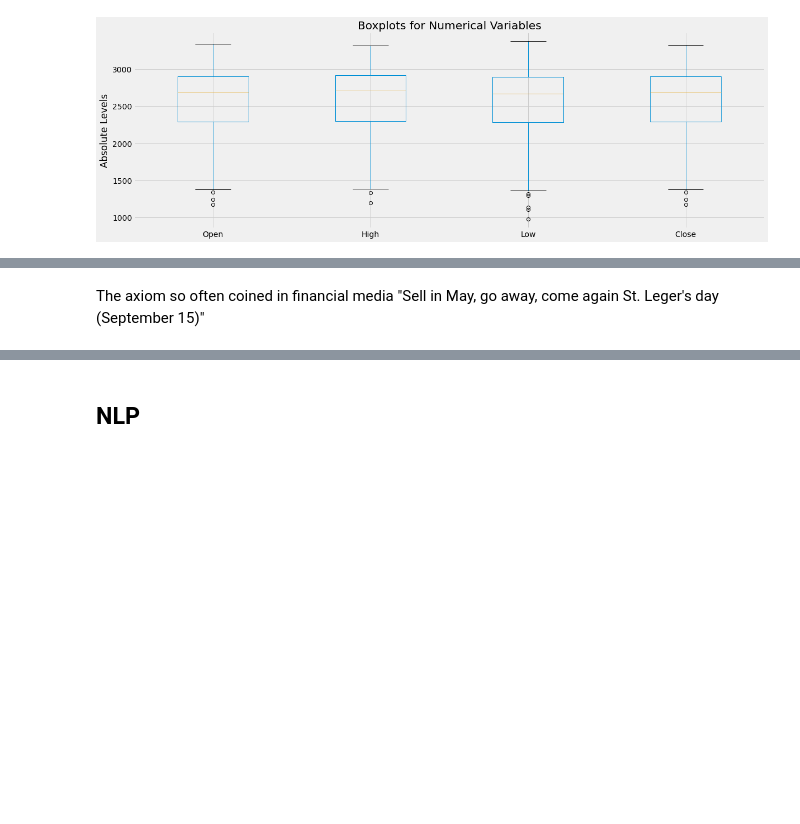
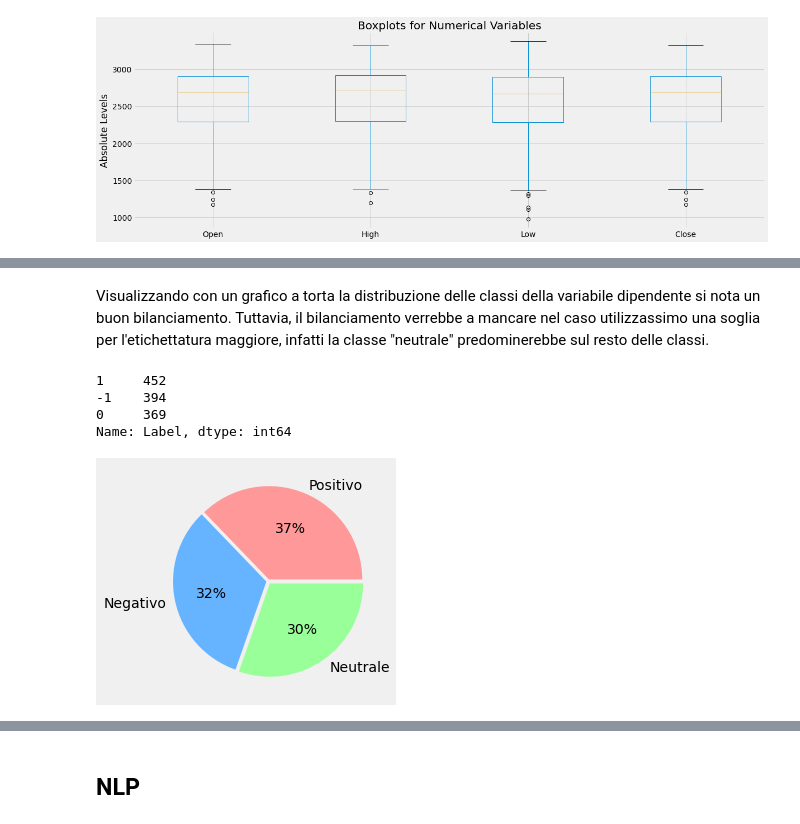
Before and after one commit to alessioarcara/forecasting-DJIA-prices, a Jupyter notebook: Progetto A.A 2020-2021.ipynb, the cells around one changed output, grey strips where cells are left out. Drawn from its saved outputs; the diff is of its cells as text; code cells hidden in the pictures; blank space fills up the shorter version.

```diff
--- a/Progetto A.A 2020-2021.ipynb
+++ b/Progetto A.A 2020-2021.ipynb
@@ -585,4 +568,15 @@ df_stocks
+# %% [markdown]
+Visualizzando con un grafico a torta la distribuzione delle classi della variabile dipendente si nota un buon bilanciamento. Tuttavia, il bilanciamento verrebbe a mancare nel caso utilizzassimo una soglia per l'etichettatura maggiore, infatti la classe "neutrale" predominerebbe sul resto delle classi.
 # %%
 labels = ["Positivo", "Negativo", "Neutrale"]
-colors = sns.color_palette('pastel')[0:3]
-plt.pie(df_stocks["Label"].value_counts(), labels = labels, colors = colors, autopct='%.0f%%');
+colors = ['#ff9999','#66b3ff','#99ff99','#ffcc99']
+explode = (0.02,0.02,0.03)
+plt.pie(df_stocks["Label"].value_counts(), labels = labels, colors = colors, autopct='%.0f%%', explode = explode);
+
+print(df_stocks["Label"].value_counts())
+# %% [output]
+1     452
+-1    394
+0     369
+Name: Label, dtype: int64
+[figure, added]
@@ -591,2 +582,0 @@ df_stocks["Label"].value_counts()
-# %% [markdown]
-The axiom so often coined in financial media "Sell in May, go away, come again St. Leger's day (September 15)"
```
Also changed, not shown: parts of 55 cells of this notebook.
